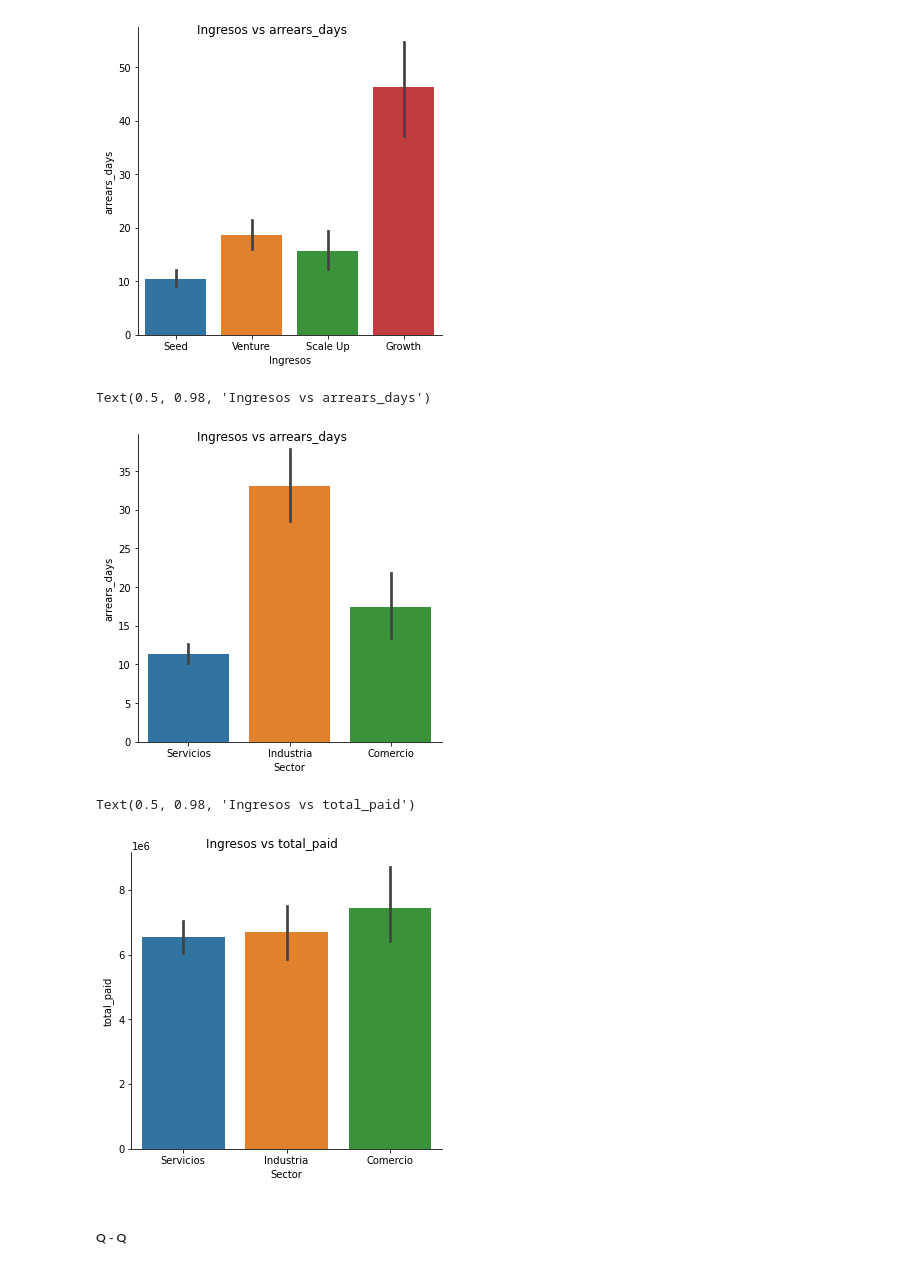
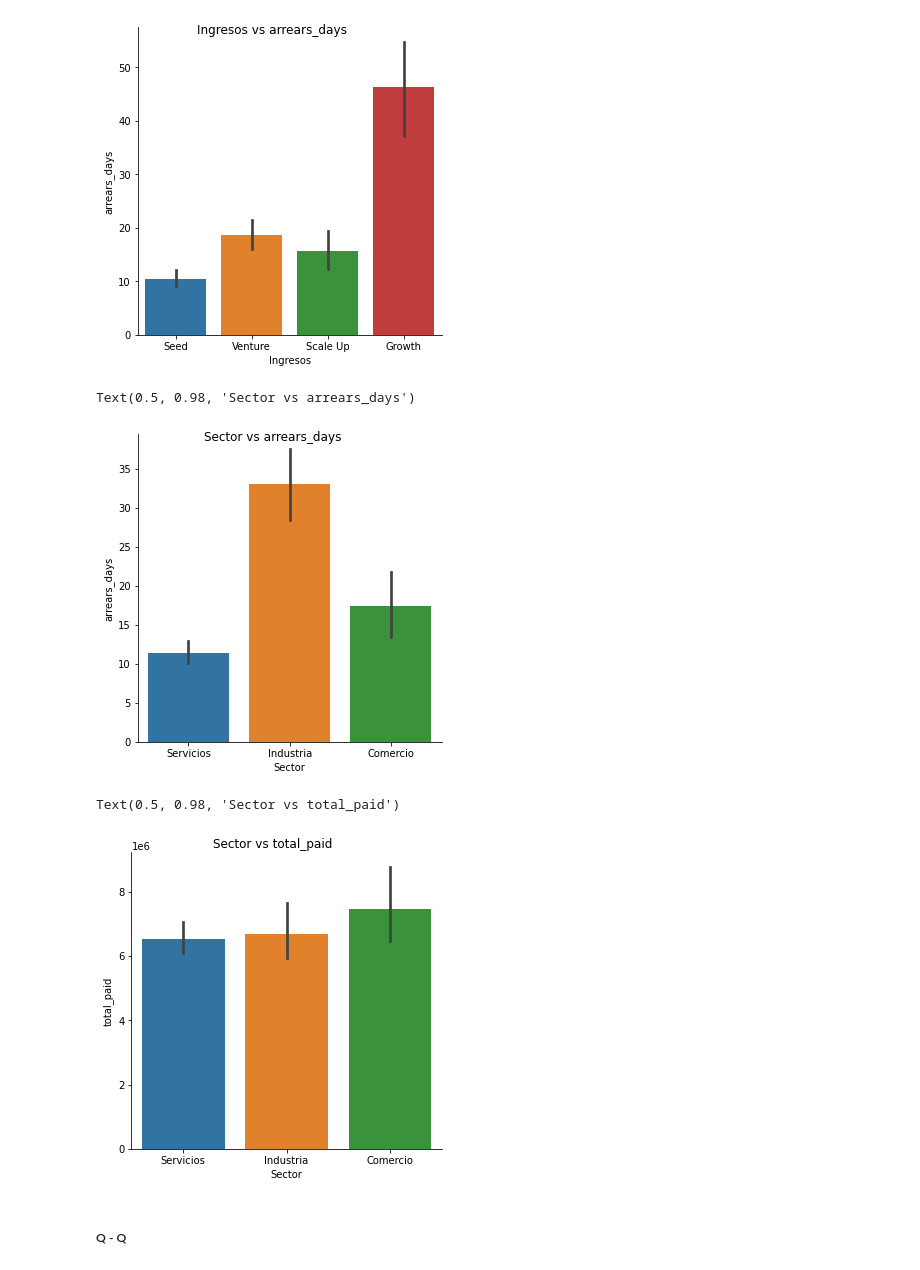
Before and after one commit to cbarros7/capstone_project_holberton, a Jupyter notebook: cleaning_data.ipynb, the cells around one changed output. Cells and saved outputs as stored; diff of their text form; code cells hidden in the pictures.

```diff
--- a/cleaning_data.ipynb
+++ b/cleaning_data.ipynb
@@ -454,16 +449,16 @@ Text(0.5, 0.98, 'Ingresos vs arrears_days')
 [figure]
 # %%
 sns.catplot(x='Sector', y='arrears_days', kind='bar', data=clean_data)
-plt.suptitle('Ingresos vs arrears_days')
+plt.suptitle('Sector vs arrears_days')
 # %% [output]
-Text(0.5, 0.98, 'Ingresos vs arrears_days')
+Text(0.5, 0.98, 'Sector vs arrears_days')
-[figure, old version]
+[figure, new version]
 # %%
 sns.catplot(x='Sector', y='total_paid', kind='bar', data=clean_data)
-plt.suptitle('Ingresos vs total_paid')
+plt.suptitle('Sector vs total_paid')
 # %% [output]
-Text(0.5, 0.98, 'Ingresos vs total_paid')
+Text(0.5, 0.98, 'Sector vs total_paid')
-[figure, old version]
+[figure, new version]
 # %% [markdown]
 ##### Q - Q
 # %%
```
Also changed, not shown: parts of 17 cells of this notebook.
